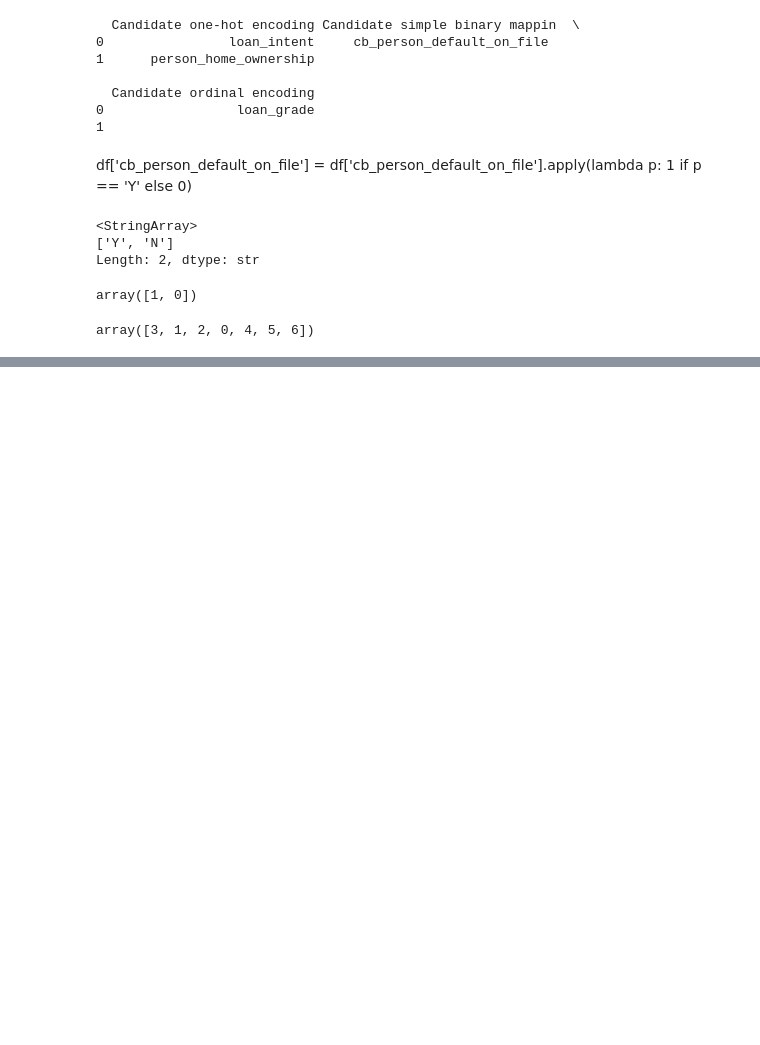
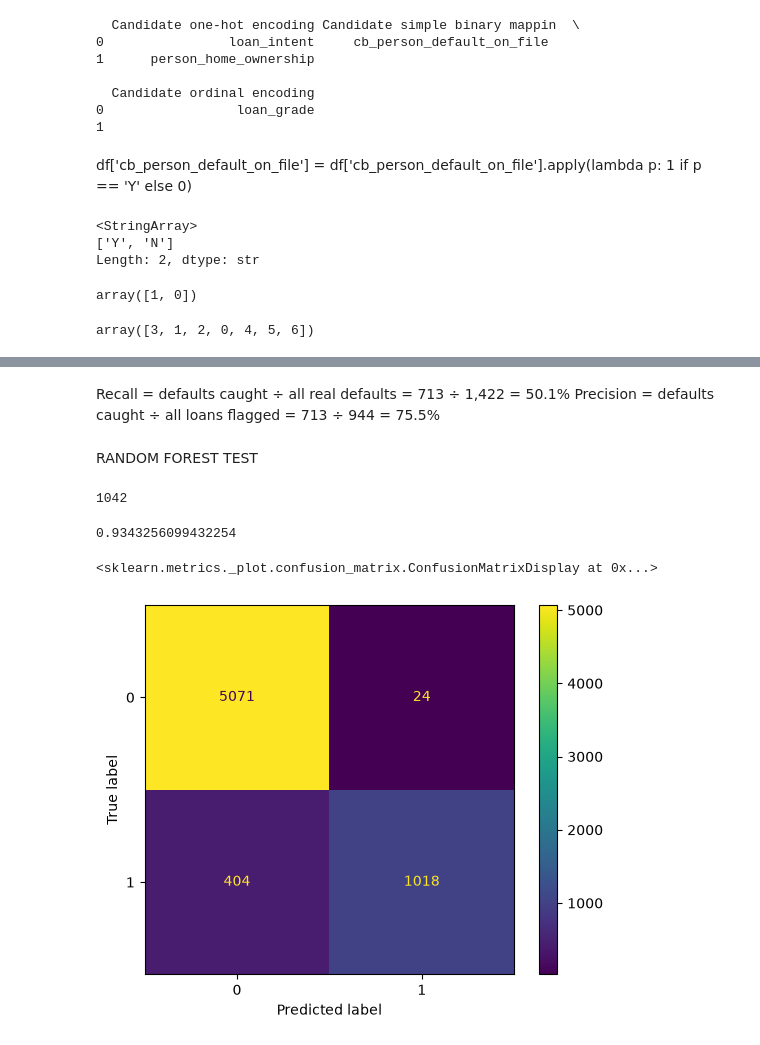
Before and after one commit to mariecarmenbedie-datascientist/credit-risk-default-prediction, a Jupyter notebook: notebooks/01_exploration.ipynb, the cells around one changed output, grey strips where cells are left out. Drawn from its saved outputs; the diff is of its cells as text; code cells hidden in the pictures; blank space fills up the shorter version.

```diff
--- a/notebooks/01_exploration.ipynb
+++ b/notebooks/01_exploration.ipynb
@@ -431,0 +498,27 @@ array([3, 1, 2, 0, 4, 5, 6])
+# %% [markdown]
+Recall = defaults caught ÷ all real defaults = 713 ÷ 1,422 = 50.1%
+Precision = defaults caught ÷ all loans flagged = 713 ÷ 944 = 75.5%
+# %% [markdown]
+RANDOM FOREST TEST
+# %%
+from sklearn.ensemble import RandomForestClassifier
+rf = RandomForestClassifier(random_state=42)
+rf.fit(X_train_scaled, y_train)
+predictions_rf=rf.predict(X_test_scaled)
+probabilities_rf=rf.predict_proba(X_test_scaled)[:, 1]
+# %%
+print(predictions_rf.sum())
+# %% [output]
+1042
+# %%
+accuracy_rf = accuracy_score(y_test, predictions_rf)
+print(accuracy_rf)
+# %% [output]
+0.9343256099432254
+# %%
+cm_rf= confusion_matrix(y_test, predictions_rf)
+disp = ConfusionMatrixDisplay(confusion_matrix=cm_rf, display_labels=rf.classes_)
+disp.plot()
+# %% [output]
+<sklearn.metrics._plot.confusion_matrix.ConfusionMatrixDisplay at 0x...>
+[figure, added]
```
Also changed, not shown: parts of 18 cells of this notebook.
